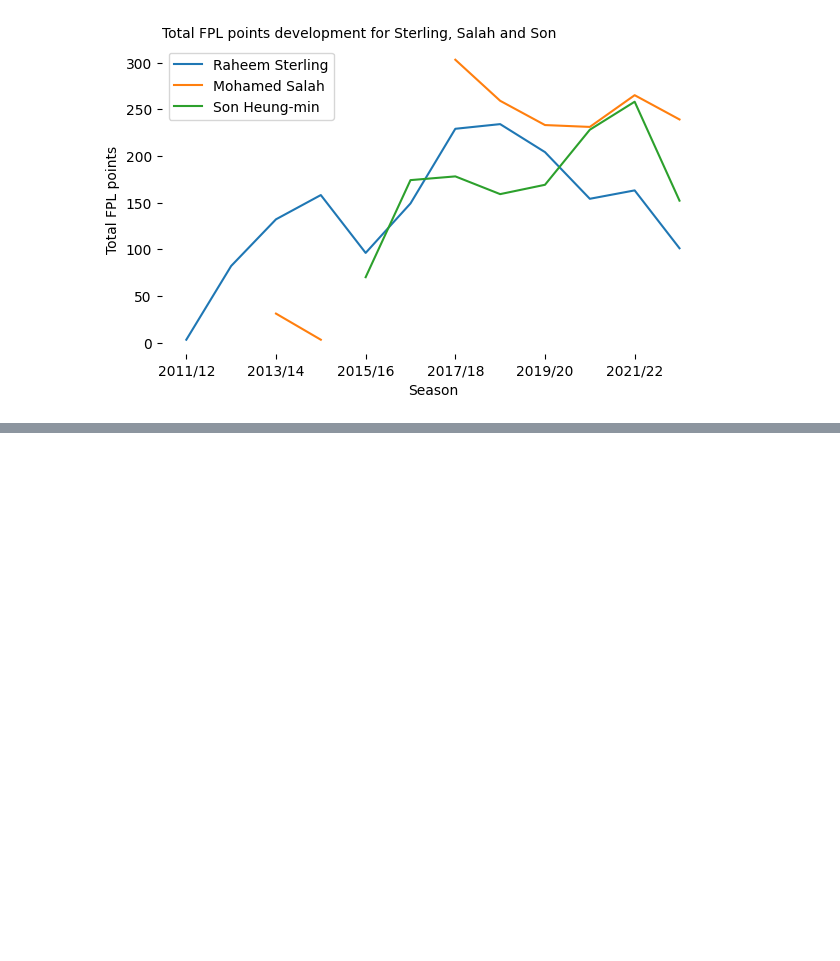
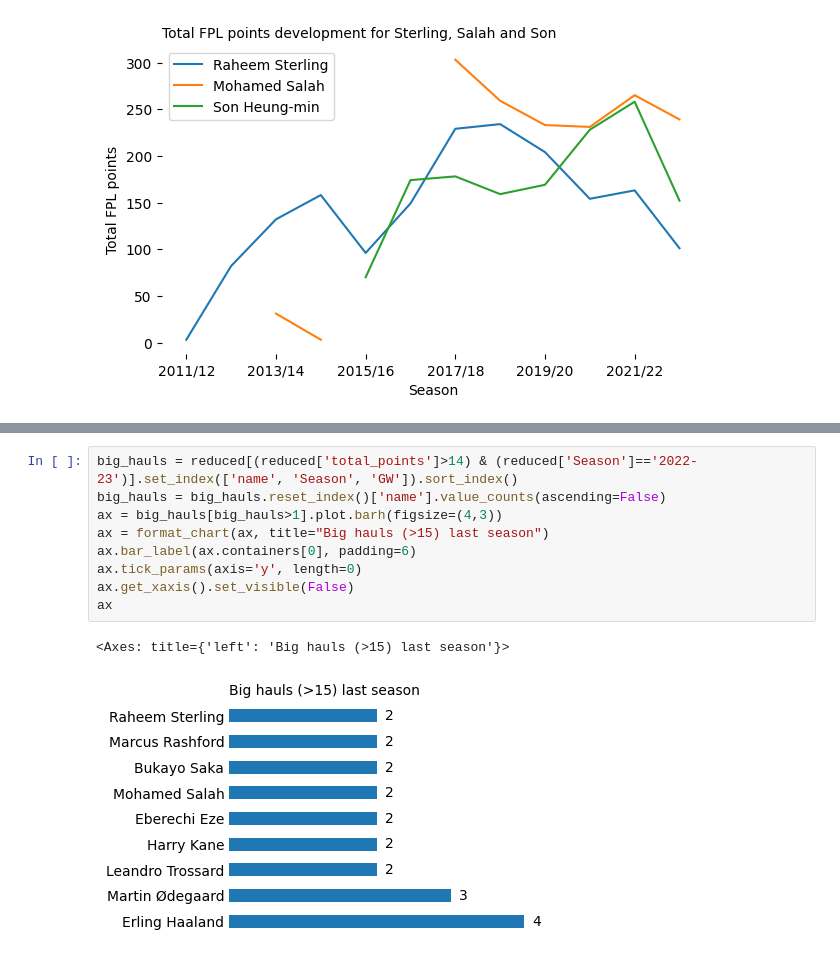
Before and after one commit to geirfreysson/fpl, a Jupyter notebook: gw5.ipynb, the cells around one changed output, grey strips where cells are left out. Cells and saved outputs as stored; diff of their text form; blank space fills up the shorter version.

```diff
--- a/gw5.ipynb
+++ b/gw5.ipynb
@@ -86,0 +130,12 @@ reduced[reduced['total_points']>15].set_index('name')['total_points'].sort_value
+# %%
+big_hauls = reduced[(reduced['total_points']>14) & (reduced['Season']=='2022-23')].set_index(['name', 'Season', 'GW']).sort_index()
+big_hauls = big_hauls.reset_index()['name'].value_counts(ascending=False)
+ax = big_hauls[big_hauls>1].plot.barh(figsize=(4,3))
+ax = format_chart(ax, title="Big hauls (>15) last season")
+ax.bar_label(ax.containers[0], padding=6)
+ax.tick_params(axis='y', length=0)
+ax.get_xaxis().set_visible(False)
+ax
+# %% [output]
+<Axes: title={'left': 'Big hauls (>15) last season'}>
+[figure, added]
```
Also changed, not shown: parts of 6 cells of this notebook, 2 other files.
